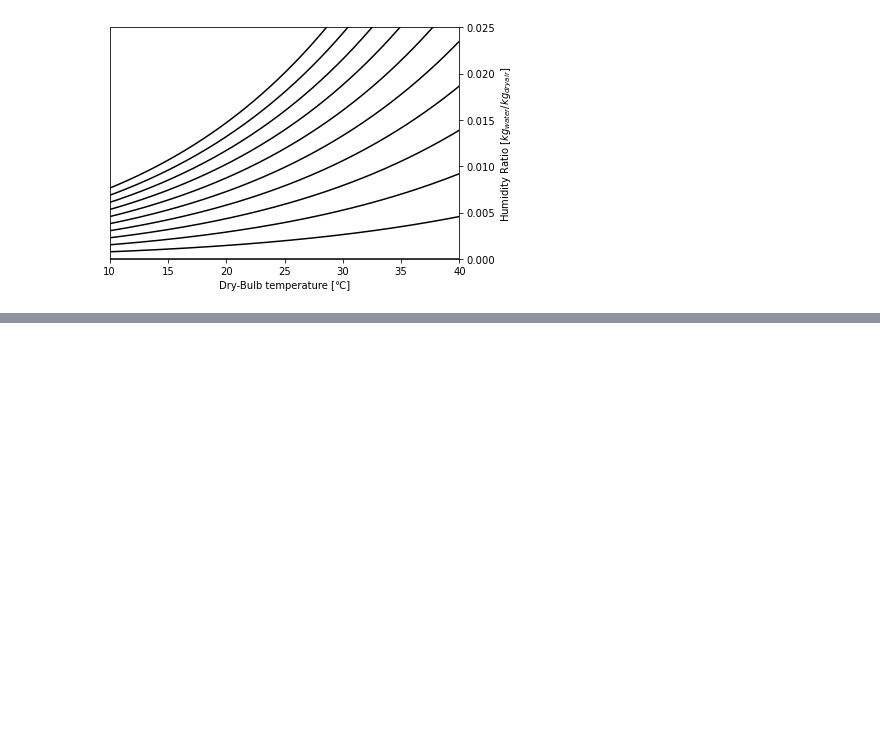
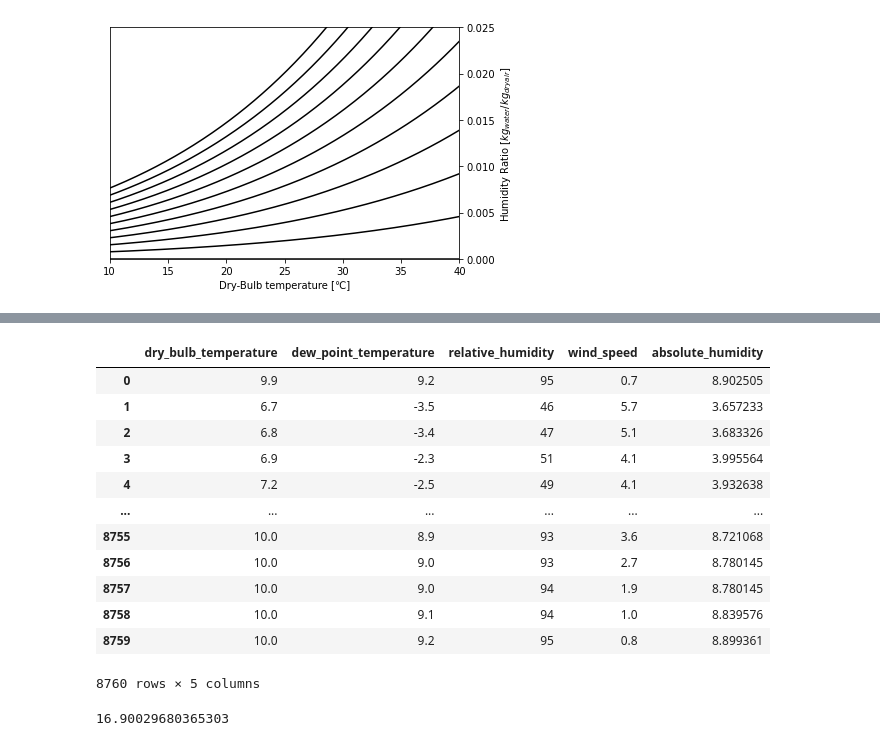
Before and after one commit to becat-oss/therb-notebook, a Jupyter notebook: 【守田】ちょっとこっちで試してみたいので作ってみました.ipynb, the cells around one changed output, grey strips where cells are left out. Drawn from its saved outputs; the diff is of its cells as text; code cells hidden in the pictures; blank space fills up the shorter version.

```diff
--- a/【守田】ちょっとこっちで試してみたいので作ってみました.ipynb
+++ b/【守田】ちょっとこっちで試してみたいので作ってみました.ipynb
@@ -285,3 +293,14 @@ plt.tight_layout()
 plt.show()
 # %% [output]
 [figure]
+# %%
+#EPWインポート
+from ladybug.epw import EPW
+from pandas import DataFrame
+from collections import OrderedDict
+#Path to epw file.
+epw=EPW("C:/epw_file/JPN_FO_Fukuoka.478070_TMYx.epw")
+# die(epw)[::-1] to get data names
+data = ["dry_bulb_temperature","dew_point_temperature","relative_humidity","wind_speed"]
+df = pd.DataFrame({d:getattr(epw,d).values for d in data})
+df
@@ -287,0 +321,29 @@ plt.show()
+# %%
+#絶対湿度を算出
+import numpy as np
+import wxparams as wx
+T=df["dry_bulb_temperature"].values
+Td=df["dew_point_temperature"].values
+AbHumidity=wx.Absolute_Humidity(T,Td,formula="Bolton")
+AbHumidity=pd.Series(AbHumidity)
+#Pandasのデータに要素を追加
+df["absolute_humidity"]=AbHumidity
+# %% [output]
+|  | dry_bulb_temperature | dew_point_temperature | relative_humidity | wind_speed | absolute_humidity |
+| 0 | 9.9 | 9.2 | 95 | 0.7 | 8.902505 |
+| 1 | 6.7 | -3.5 | 46 | 5.7 | 3.657233 |
+| 2 | 6.8 | -3.4 | 47 | 5.1 | 3.683326 |
+| 3 | 6.9 | -2.3 | 51 | 4.1 | 3.995564 |
+| 4 | 7.2 | -2.5 | 49 | 4.1 | 3.932638 |
+| ... | ... | ... | ... | ... | ... |
+| 8755 | 10.0 | 8.9 | 93 | 3.6 | 8.721068 |
+| 8756 | 10.0 | 9.0 | 93 | 2.7 | 8.780145 |
+| 8757 | 10.0 | 9.0 | 94 | 1.9 | 8.780145 |
+| 8758 | 10.0 | 9.1 | 94 | 1.0 | 8.839576 |
+| 8759 | 10.0 | 9.2 | 95 | 0.8 | 8.899361 |
+8760 rows × 5 columns
+# %%
+#Pandasの特定の列の平均値
+df["dry_bulb_temperature"].mean()
+# %% [output]
+16.90029680365303
```
Also changed, not shown: parts of 8 cells of this notebook.
